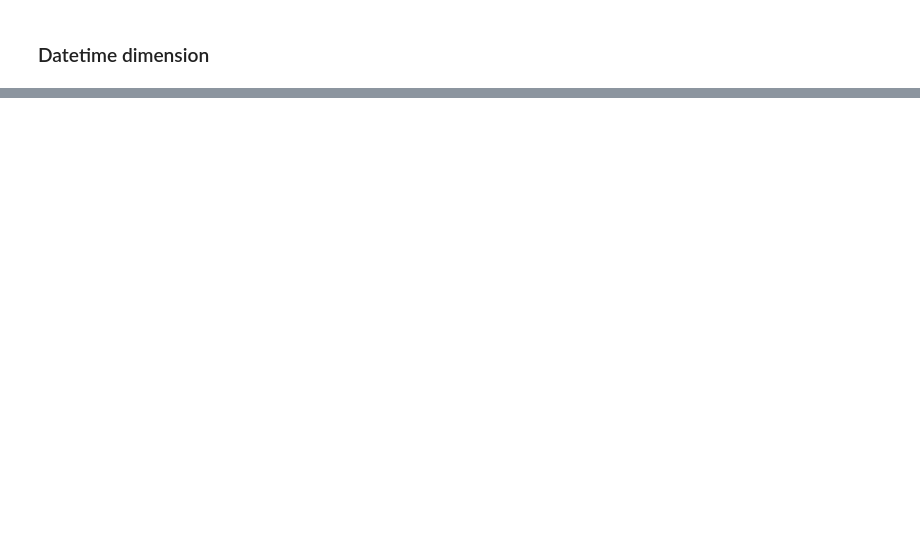
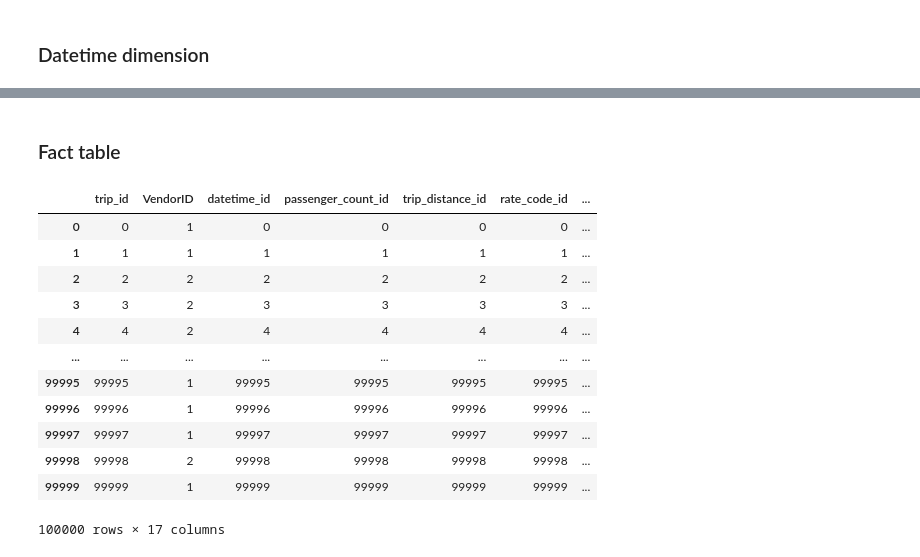
Before and after one commit to quangdvn/trip-tracking-pipeline, a Jupyter notebook: code/transforming.ipynb, the cells around one changed output, grey strips where cells are left out. Cells and saved outputs as stored; diff of their text form; code cells hidden in the pictures; blank space fills up the shorter version.

```diff
--- a/code/transforming.ipynb
+++ b/code/transforming.ipynb
@@ -38,0 +41,4 @@ df['tpep_pickup_datetime'] = pd.to_datetime(df['tpep_pickup_datetime'])
+# %%
+df = df.drop_duplicates().reset_index(drop=True)
+df['trip_id'] = df.index
+df.head()
@@ -87,0 +153,6 @@ datetime_dim
+# %%
+pickup_location_dim = df[['pickup_longitude', 'pickup_latitude']].reset_index(drop=True)
+pickup_location_dim['pickup_location_id'] = pickup_location_dim.index
+pickup_location_dim = pickup_location_dim[['pickup_location_id','pickup_latitude','pickup_longitude']]
+
+pickup_location_dim.head()
@@ -87,0 +168,6 @@ datetime_dim
+# %%
+dropoff_location_dim = df[['dropoff_longitude', 'dropoff_latitude']].reset_index(drop=True)
+dropoff_location_dim['dropoff_location_id'] = dropoff_location_dim.index
+dropoff_location_dim = dropoff_location_dim[['dropoff_location_id','dropoff_latitude','dropoff_longitude']]
+
+dropoff_location_dim.head()
@@ -87,0 +183,15 @@ datetime_dim
+# %%
+payment_type_name = {
+    1:"Credit card",
+    2:"Cash",
+    3:"No charge",
+    4:"Dispute",
+    5:"Unknown",
+    6:"Voided trip"
+}
+payment_type_dim = df[['payment_type']].reset_index(drop=True)
+payment_type_dim['payment_type_id'] = payment_type_dim.index
+payment_type_dim['payment_type_name'] = payment_type_dim['payment_type'].map(payment_type_name)
+payment_type_dim = payment_type_dim[['payment_type_id','payment_type','payment_type_name']]
+
+payment_type_dim.head()
@@ -87,0 +205,30 @@ datetime_dim
+# %% [markdown]
+### Fact table
+# %%
+fact_table = df.merge(passenger_count_dim, left_on='trip_id', right_on='passenger_count_id') \
+								.merge(trip_distance_dim, left_on='trip_id', right_on='trip_distance_id') \
+								.merge(rate_code_dim, left_on='trip_id', right_on='rate_code_id') \
+								.merge(pickup_location_dim, left_on='trip_id', right_on='pickup_location_id') \
+								.merge(dropoff_location_dim, left_on='trip_id', right_on='dropoff_location_id')\
+								.merge(datetime_dim, left_on='trip_id', right_on='datetime_id') \
+								.merge(payment_type_dim, left_on='trip_id', right_on='payment_type_id') \
+								[['trip_id','VendorID', 'datetime_id', 'passenger_count_id',
+									'trip_distance_id', 'rate_code_id', 'store_and_fwd_flag', 'pickup_location_id', 'dropoff_location_id',
+									'payment_type_id', 'fare_amount', 'extra', 'mta_tax', 'tip_amount', 'tolls_amount',
+									'improvement_surcharge', 'total_amount']]
+
+fact_table
+# %% [output]
+|  | trip_id | VendorID | datetime_id | passenger_count_id | trip_distance_id | rate_code_id | ... |
+| 0 | 0 | 1 | 0 | 0 | 0 | 0 | ... |
+| 1 | 1 | 1 | 1 | 1 | 1 | 1 | ... |
+| 2 | 2 | 2 | 2 | 2 | 2 | 2 | ... |
+| 3 | 3 | 2 | 3 | 3 | 3 | 3 | ... |
+| 4 | 4 | 2 | 4 | 4 | 4 | 4 | ... |
+| ... | ... | ... | ... | ... | ... | ... | ... |
+| 99995 | 99995 | 1 | 99995 | 99995 | 99995 | 99995 | ... |
+| 99996 | 99996 | 1 | 99996 | 99996 | 99996 | 99996 | ... |
+| 99997 | 99997 | 1 | 99997 | 99997 | 99997 | 99997 | ... |
+| 99998 | 99998 | 2 | 99998 | 99998 | 99998 | 99998 | ... |
+| 99999 | 99999 | 1 | 99999 | 99999 | 99999 | 99999 | ... |
+100000 rows × 17 columns
```
Also changed, not shown: parts of 17 cells of this notebook.
